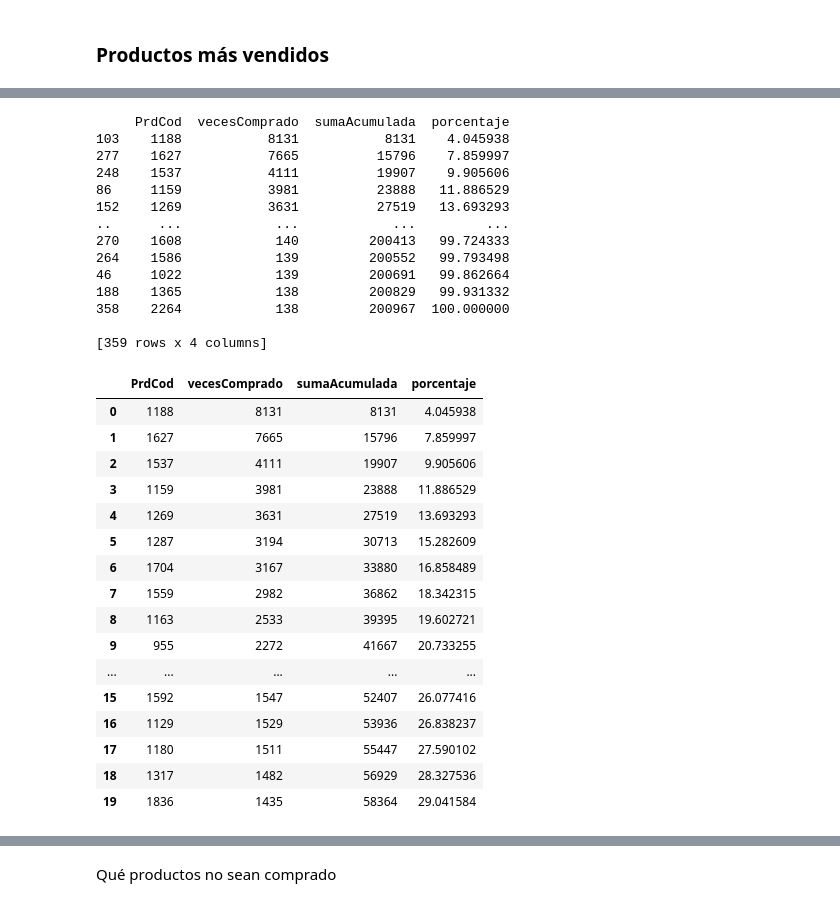
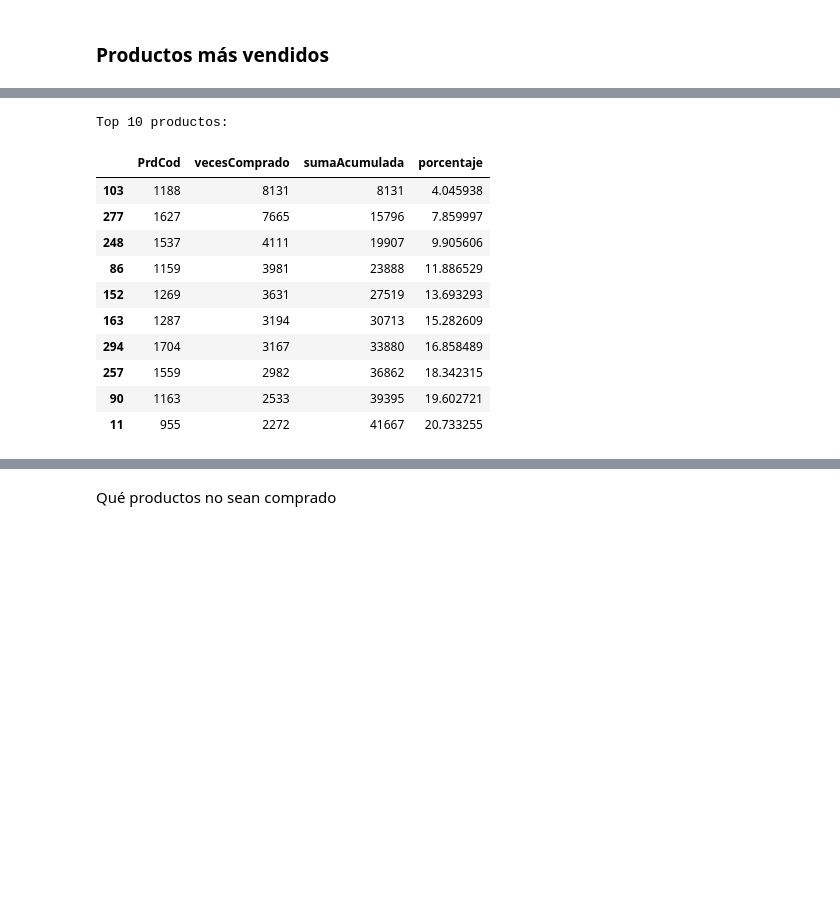
Before and after one commit to darwin1k/MiniMarket, a Jupyter notebook: EdaInitial.ipynb, the cells around one changed output, grey strips where cells are left out. Drawn from its saved outputs; the diff is of its cells as text; code cells hidden in the pictures; blank space fills up the shorter version.

```diff
--- a/EdaInitial.ipynb
+++ b/EdaInitial.ipynb
@@ -322,53 +306,36 @@ datos filtrados, después, tamaño 200967
 200967 rows × 6 columns
 # %%
 """
-
+agrupación de datos por cantidad de veces comprada
+y ponderación en las ventas totales
 
 """
-
-
 # agrupar por cuántas veces se compró un producto y su acumulado
 
 productos_agrupados = datos_filtrados.groupby('PrdCod').agg(vecesComprado=('PrdCod', 'count')).reset_index().sort_values(by = 'vecesComprado' ,ascending=False)
 productos_agrupados['sumaAcumulada'] = productos_agrupados['vecesComprado'].cumsum()
 productos_agrupados['porcentaje'] = (productos_agrupados['vecesComprado'].cumsum() / productos_agrupados['vecesComprado'].sum()) * 100
-print(productos_agrupados)
+#print(productos_agrupados)
 
 # top 10 productos con mayor cantidad de veces comprados
-producto_top20 = productos_agrupados.head(20).sort_values(by='vecesComprado', ascending=False).reset_index(drop=True)
-producto_top20
+top=10
+producto_top = productos_agrupados.head(top).sort_values(by='vecesComprado', ascending=False)
+#.reset_index(drop=True)
+print(f'Top {top} productos: ')
+producto_top
 # %% [output]
-     PrdCod  vecesComprado  sumaAcumulada  porcentaje
-103    1188           8131           8131    4.045938
-277    1627           7665          15796    7.859997
-248    1537           4111          19907    9.905606
-86     1159           3981          23888   11.886529
-152    1269           3631          27519   13.693293
-..      ...            ...            ...         ...
-270    1608            140         200413   99.724333
-264    1586            139         200552   99.793498
-46     1022            139         200691   99.862664
-188    1365            138         200829   99.931332
-358    2264            138         200967  100.000000
-
-[359 rows x 4 columns]
+Top 10 productos:
 |  | PrdCod | vecesComprado | sumaAcumulada | porcentaje |
-| 0 | 1188 | 8131 | 8131 | 4.045938 |
-| 1 | 1627 | 7665 | 15796 | 7.859997 |
-| 2 | 1537 | 4111 | 19907 | 9.905606 |
-| 3 | 1159 | 3981 | 23888 | 11.886529 |
-| 4 | 1269 | 3631 | 27519 | 13.693293 |
-| 5 | 1287 | 3194 | 30713 | 15.282609 |
-| 6 | 1704 | 3167 | 33880 | 16.858489 |
-| 7 | 1559 | 2982 | 36862 | 18.342315 |
-| 8 | 1163 | 2533 | 39395 | 19.602721 |
-| 9 | 955 | 2272 | 41667 | 20.733255 |
-| ... | ... | ... | ... | ... |
-| 15 | 1592 | 1547 | 52407 | 26.077416 |
-| 16 | 1129 | 1529 | 53936 | 26.838237 |
-| 17 | 1180 | 1511 | 55447 | 27.590102 |
-| 18 | 1317 | 1482 | 56929 | 28.327536 |
-| 19 | 1836 | 1435 | 58364 | 29.041584 |
+| 103 | 1188 | 8131 | 8131 | 4.045938 |
+| 277 | 1627 | 7665 | 15796 | 7.859997 |
+| 248 | 1537 | 4111 | 19907 | 9.905606 |
+| 86 | 1159 | 3981 | 23888 | 11.886529 |
+| 152 | 1269 | 3631 | 27519 | 13.693293 |
+| 163 | 1287 | 3194 | 30713 | 15.282609 |
+| 294 | 1704 | 3167 | 33880 | 16.858489 |
+| 257 | 1559 | 2982 | 36862 | 18.342315 |
+| 90 | 1163 | 2533 | 39395 | 19.602721 |
+| 11 | 955 | 2272 | 41667 | 20.733255 |
 # %%
 """
 Visualizacion de los productos vendidos ordenados
```
Also changed, not shown: parts of 30 cells of this notebook.
